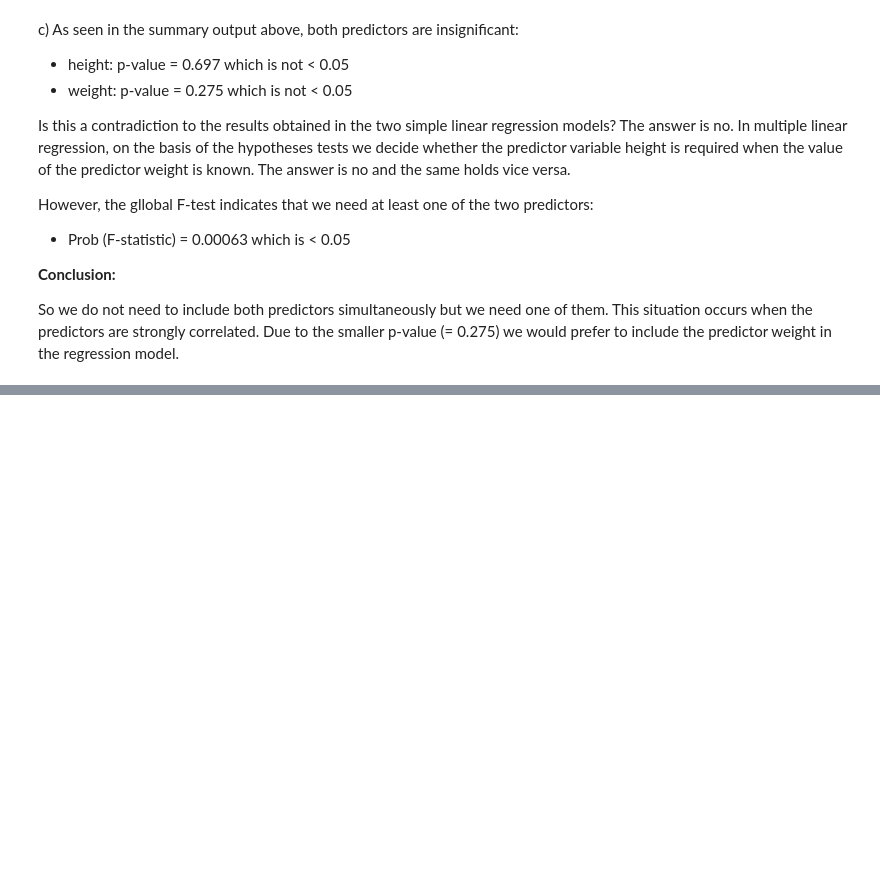
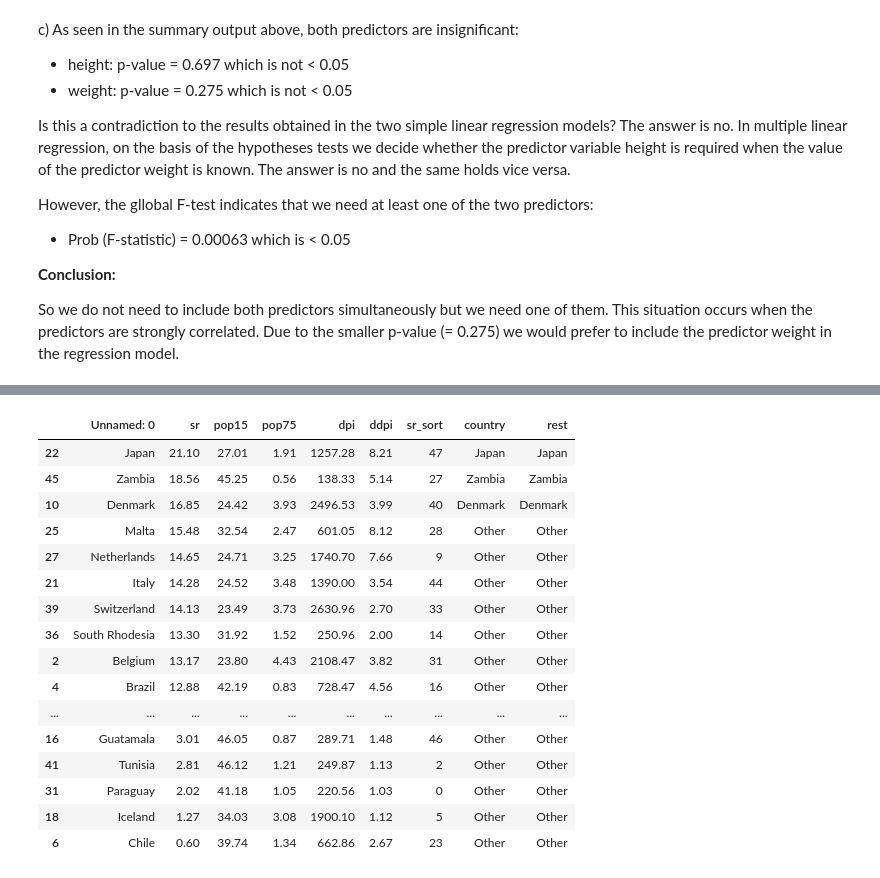
Before and after one commit to marbetschar/ZHAW-Predictive-Modeling, a Jupyter notebook: Week03/03_series_MLR.ipynb, the cells around one changed output, grey strips where cells are left out. Saved outputs shown, nothing was run; the diff lists cells and outputs as text; code cells hidden in the pictures; blank space fills up the shorter version.

```diff
--- a/Week03/03_series_MLR.ipynb
+++ b/Week03/03_series_MLR.ipynb
@@ -189,0 +390,26 @@ weight in the regression model.
+# %%
+savings_sorted_df['rest'] = 'Other'
+country_iloc = savings_sorted_df.columns.get_loc('rest')
+
+for i in range(3):
+    savings_sorted_df.iloc[i, country_iloc] = savings_sorted_df.iloc[i, 0]
+
+savings_sorted_df
+# %% [output]
+|  | Unnamed: 0 | sr | pop15 | pop75 | dpi | ddpi | sr_sort | country | rest |
+| 22 | Japan | 21.10 | 27.01 | 1.91 | 1257.28 | 8.21 | 47 | Japan | Japan |
+| 45 | Zambia | 18.56 | 45.25 | 0.56 | 138.33 | 5.14 | 27 | Zambia | Zambia |
+| 10 | Denmark | 16.85 | 24.42 | 3.93 | 2496.53 | 3.99 | 40 | Denmark | Denmark |
+| 25 | Malta | 15.48 | 32.54 | 2.47 | 601.05 | 8.12 | 28 | Other | Other |
+| 27 | Netherlands | 14.65 | 24.71 | 3.25 | 1740.70 | 7.66 | 9 | Other | Other |
+| 21 | Italy | 14.28 | 24.52 | 3.48 | 1390.00 | 3.54 | 44 | Other | Other |
+| 39 | Switzerland | 14.13 | 23.49 | 3.73 | 2630.96 | 2.70 | 33 | Other | Other |
+| 36 | South Rhodesia | 13.30 | 31.92 | 1.52 | 250.96 | 2.00 | 14 | Other | Other |
+| 2 | Belgium | 13.17 | 23.80 | 4.43 | 2108.47 | 3.82 | 31 | Other | Other |
+| 4 | Brazil | 12.88 | 42.19 | 0.83 | 728.47 | 4.56 | 16 | Other | Other |
+| ... | ... | ... | ... | ... | ... | ... | ... | ... | ... |
+| 16 | Guatamala | 3.01 | 46.05 | 0.87 | 289.71 | 1.48 | 46 | Other | Other |
+| 41 | Tunisia | 2.81 | 46.12 | 1.21 | 249.87 | 1.13 | 2 | Other | Other |
+| 31 | Paraguay | 2.02 | 41.18 | 1.05 | 220.56 | 1.03 | 0 | Other | Other |
+| 18 | Iceland | 1.27 | 34.03 | 3.08 | 1900.10 | 1.12 | 5 | Other | Other |
+| 6 | Chile | 0.60 | 39.74 | 1.34 | 662.86 | 2.67 | 23 | Other | Other |
```
Also changed, not shown: parts of 17 cells of this notebook, 1 other file.
